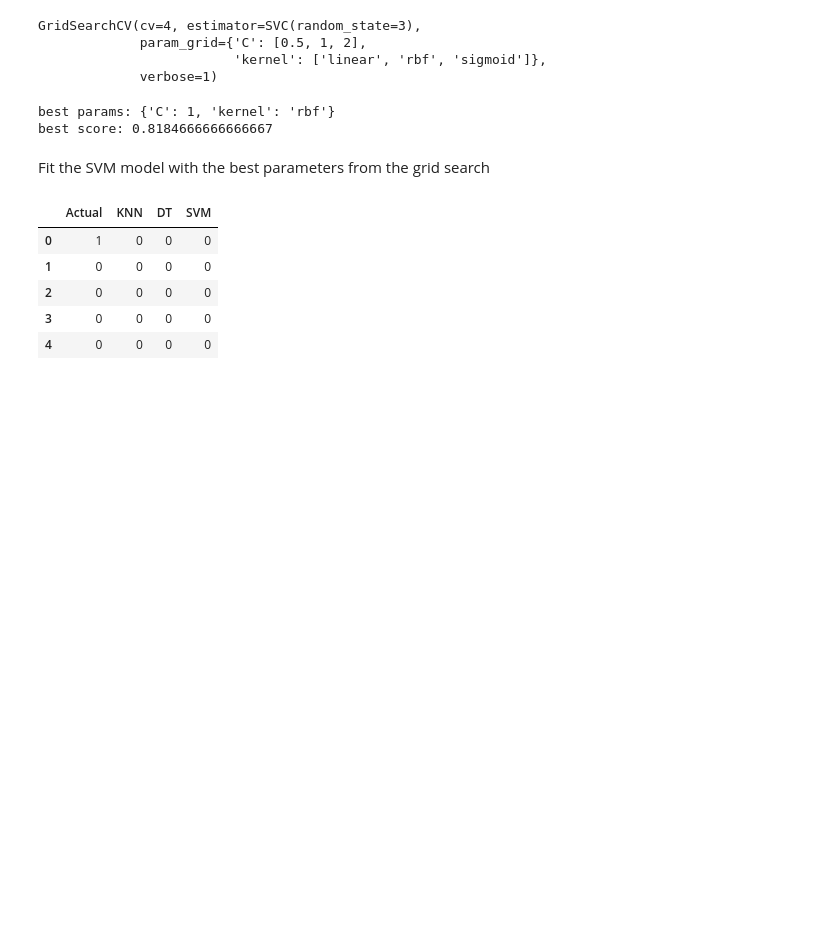
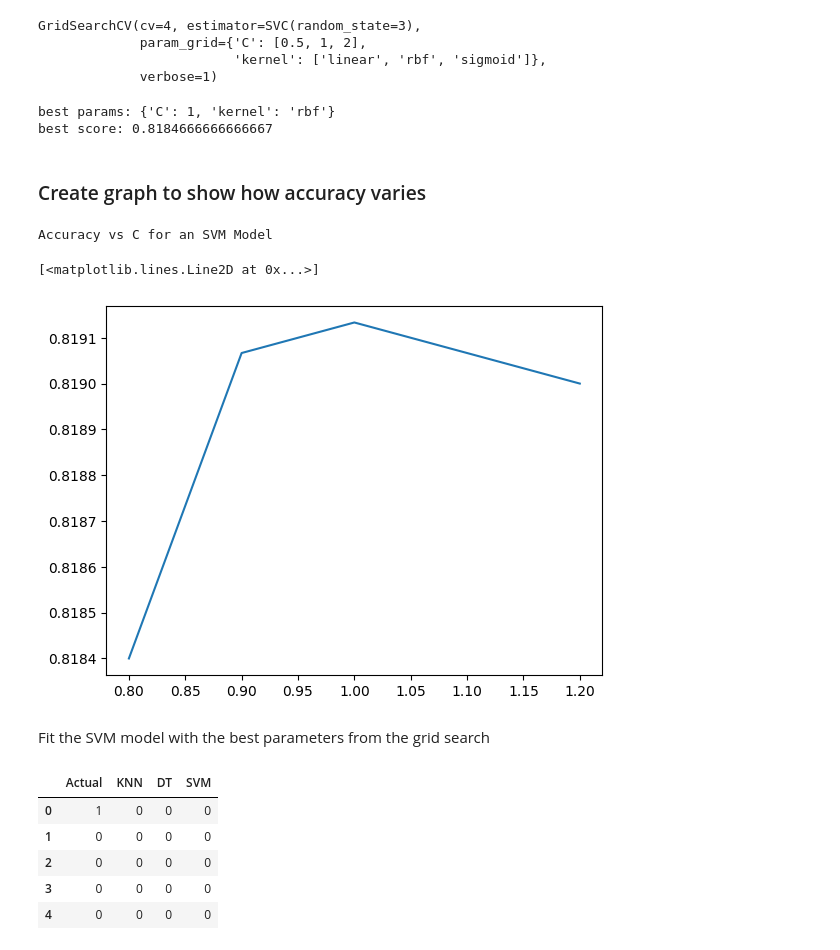
Before and after one commit to katyareichert/DM-Spring-2023, a Jupyter notebook: final_assignment/Part2.ipynb, the cells around one changed output. Cells and saved outputs as stored; diff of their text form; code cells hidden in the pictures; blank space fills up the shorter version.

```diff
--- a/final_assignment/Part2.ipynb
+++ b/final_assignment/Part2.ipynb
@@ -219,6 +264,23 @@ print('best score:', svm_gs.best_score_)
 # %% [output]
 best params: {'C': 1, 'kernel': 'rbf'}
 best score: 0.8184666666666667
+# %% [markdown]
+### Create graph to show how accuracy varies
+# %%
+x_vals = [0.8,0.9,1,1.1,1.2]
+accuracy_vals = []
+
+for m in x_vals:
+    svm_model = svm.SVC(C=m)
+    svm_model.fit(x,y)
+    accuracy_vals.append(accuracy(y_test, svm_model.predict(x_test)))
+
+print("Accuracy vs C for an SVM Model")
+plt.plot(x_vals, accuracy_vals)
+# %% [output]
+Accuracy vs C for an SVM Model
+[<matplotlib.lines.Line2D at 0x...>]
+[figure, added]
 # %% [markdown]
 Fit the SVM model with the best parameters from the grid search
 # %%
```
Also changed, not shown: parts of 21 cells of this notebook, 2 other files.
